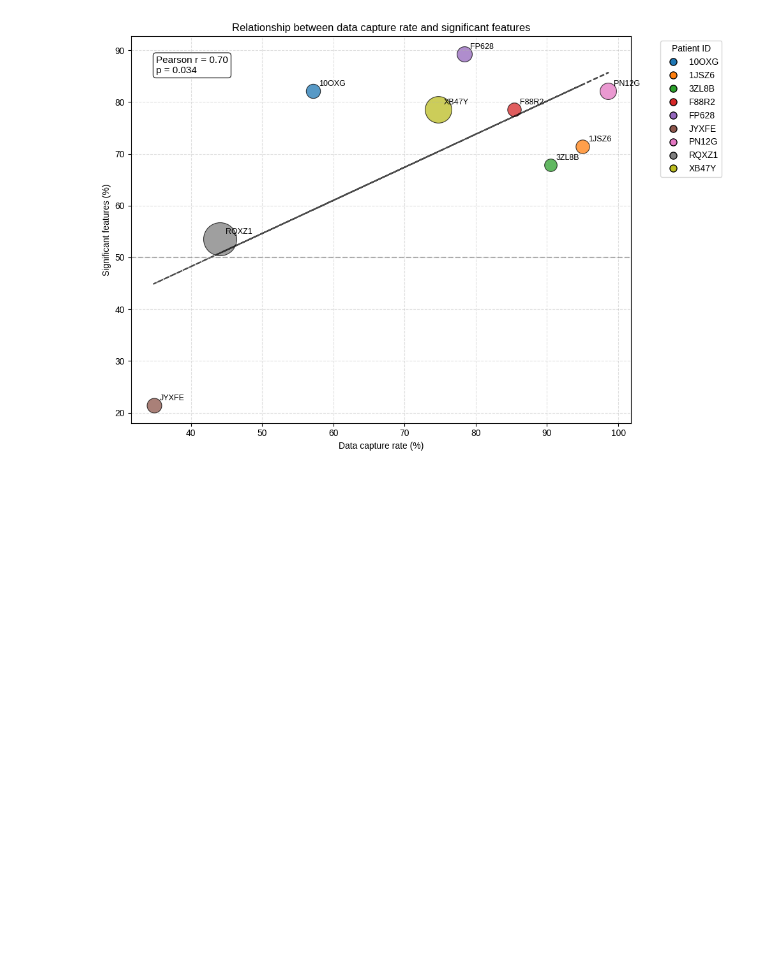
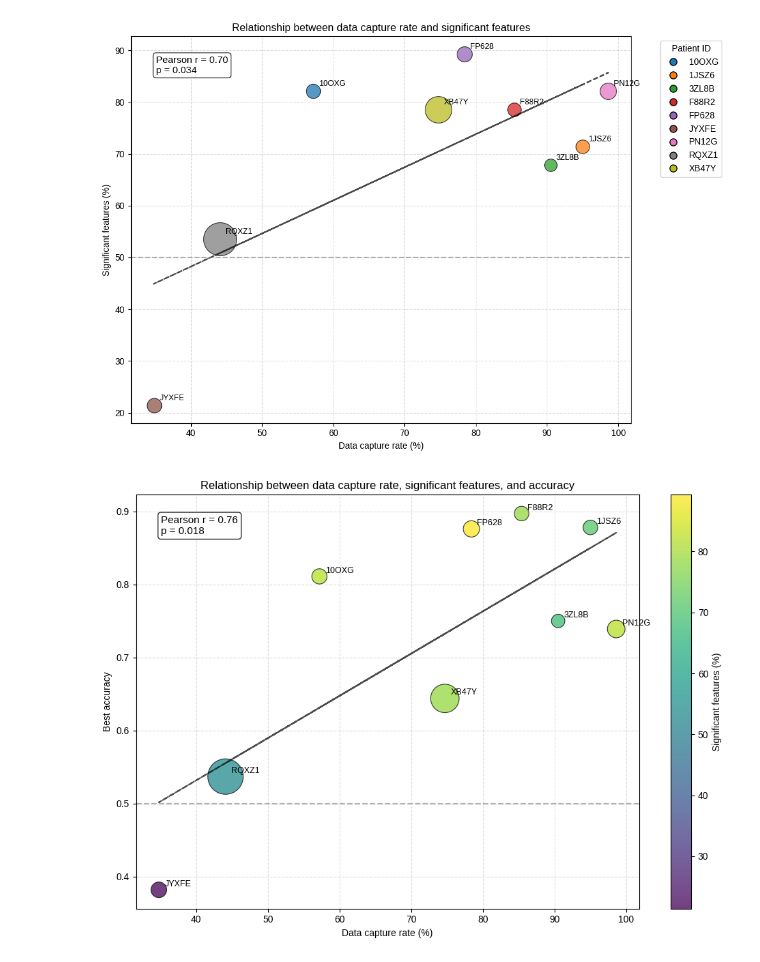
Before and after one commit to tomas0899/FoundationModel_EEG_Dissertation, a Jupyter notebook: Main_project/src/test_and_develop/2_Feature_extraction/joint_volcano_barplot_pvalue_effectsize.ipynb, the cells around one changed output. Drawn from its saved outputs; the diff is of its cells as text; code cells hidden in the pictures; blank space fills up the shorter version.

Commit message:
stats update

```diff
--- a/Main_project/src/test_and_develop/2_Feature_extraction/joint_volcano_barplot_pvalue_effectsize.ipynb
+++ b/Main_project/src/test_and_develop/2_Feature_extraction/joint_volcano_barplot_pvalue_effectsize.ipynb
@@ -2020,3 +2020,101 @@ plt.show()
 Pearson correlation between data capture rate and proportion of significant features:
 r = 0.704, p = 0.034
 [figure]
+# %%
+import matplotlib.pyplot as plt
+import numpy as np
+from scipy.stats import pearsonr
+
+df_plot = df_merged[
+    ["Patient ID", "Data capture rate, %", "Seizure density", "Best accuracy"]
+].merge(
+    thesis_table[["patient_id", "prop_significant_features"]],
+    left_on="Patient ID",
+    right_on="patient_id",
+    how="inner"
+)
+
+df_plot = df_plot.dropna(
+    subset=[
+        "Patient ID",
+        "Data capture rate, %",
+        "Seizure density",
+        "Best accuracy",
+        "prop_significant_features"
+    ]
+)
+
+df_plot = df_plot.sort_values("Patient ID")
+
+x = df_plot["Data capture rate, %"]
+y = df_plot["Best accuracy"]
+color_values = df_plot["prop_significant_features"]
+
+pearson_r, pearson_p = pearsonr(x, y)
+
+density = df_plot["Seizure density"]
+
+if density.max() == density.min():
+    bubble_sizes = np.repeat(600, len(density))
+else:
+    bubble_sizes = 200 + (
+        (density - density.min()) / (density.max() - density.min())
+    ) * 1200
+
+plt.figure(figsize=(10, 7))
+
+scatter = plt.scatter(
+    x,
+    y,
+    s=bubble_sizes,
+    c=color_values,
+    cmap="viridis",
+    alpha=0.75,
+    edgecolor="black",
+    linewidth=0.8
+)
+
+for _, row in df_plot.iterrows():
+    plt.text(
+        row["Data capture rate, %"] + 0.8,
+        row["Best accuracy"] + 0.005,
+        row["Patient ID"],
+        fontsize=9
+    )
+
+# Linear trend line
+m, b = np.polyfit(x, y, 1)
+
+plt.plot(
+    x,
+    m * x + b,
+    linestyle="--",
+    color="black",
+    alpha=0.7
+)
+
+# Correlation annotation
+plt.text(
+    0.05,
+    0.95,
+    f"Pearson r = {pearson_r:.2f}\np = {pearson_p:.3f}",
+    transform=plt.gca().transAxes,
+    fontsize=11,
+    verticalalignment="top",
+    bbox=dict(boxstyle="round", facecolor="white", alpha=0.8)
+)
+
+cbar = plt.colorbar(scatter)
+cbar.set_label("Significant features (%)")
+
+plt.xlabel("Data capture rate (%)")
+plt.ylabel("Best accuracy")
+plt.title("Relationship between data capture rate, significant features, and accuracy")
+
+plt.grid(True, linestyle="--", alpha=0.4)
+plt.axhline(0.5, linestyle="--", color="grey", alpha=0.6)
+
+plt.tight_layout()
+plt.show()
+# %% [output]
+[figure, added]
```
Also changed, not shown: parts of 1 cell of this notebook.
